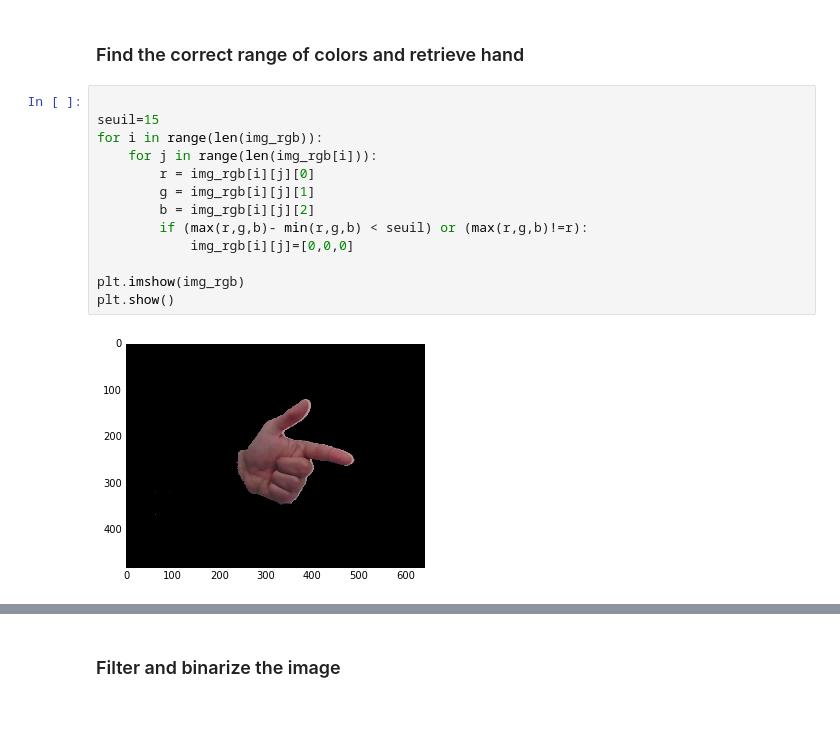
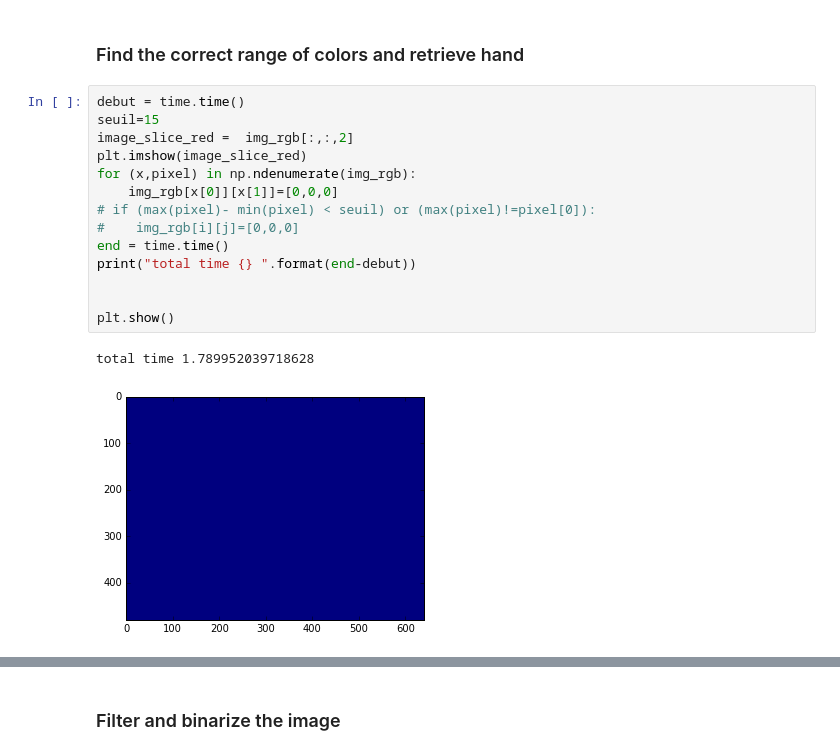
Before and after one commit to hzhucn/gesture_controlled_robot, a Jupyter notebook: Python/fourier_descriptors.ipynb, the cells around one changed output, grey strips where cells are left out. Cells and saved outputs as stored; diff of their text form; blank space fills up the shorter version.

```diff
--- a/Python/fourier_descriptors.ipynb
+++ b/Python/fourier_descriptors.ipynb
@@ -30,18 +31,20 @@ print(img_rgb.shape)
 (480, 640, 3)
 # %% [markdown]
 ### Find the correct range of colors and retrieve hand
-# %%
-
-seuil=15
-for i in range(len(img_rgb)):
-    for j in range(len(img_rgb[i])):
-        r = img_rgb[i][j][0]
-        g = img_rgb[i][j][1]
-        b = img_rgb[i][j][2]
-        if (max(r,g,b)- min(r,g,b) < seuil) or (max(r,g,b)!=r):
-            img_rgb[i][j]=[0,0,0]
-
-plt.imshow(img_rgb)
-plt.show()
-# %% [output]
-[figure, removed]
+# %%
+debut = time.time()
+seuil=15
+image_slice_red =  img_rgb[:,:,2]
+plt.imshow(image_slice_red)
+for (x,pixel) in np.ndenumerate(img_rgb):
+    img_rgb[x[0]][x[1]]=[0,0,0]
+# if (max(pixel)- min(pixel) < seuil) or (max(pixel)!=pixel[0]):
+#    img_rgb[i][j]=[0,0,0]
+end = time.time()
+print("total time {} ".format(end-debut))
+
+
+plt.show()
+# %% [output]
+total time 1.789952039718628
+[figure, added]
```
Also changed, not shown: parts of 5 cells of this notebook, 13 other files.
